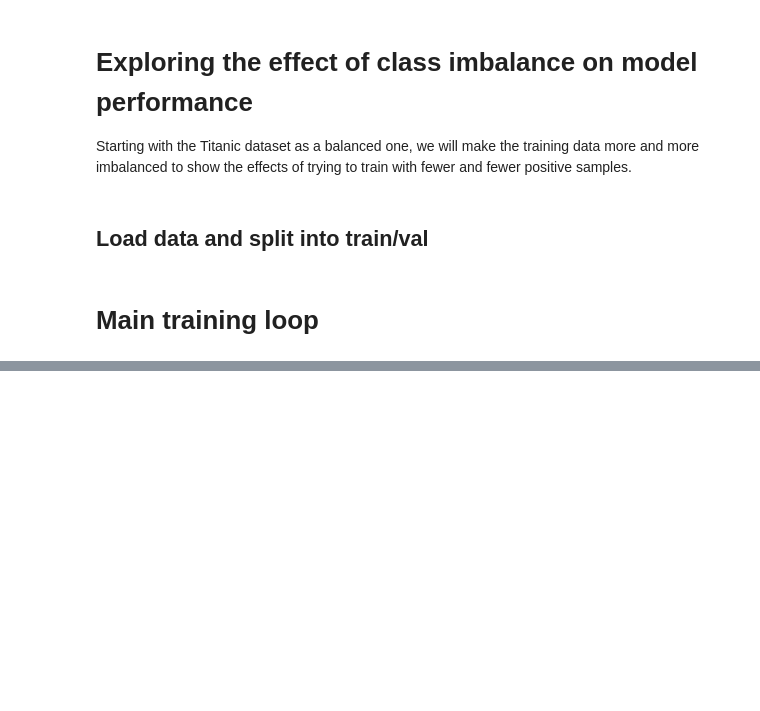
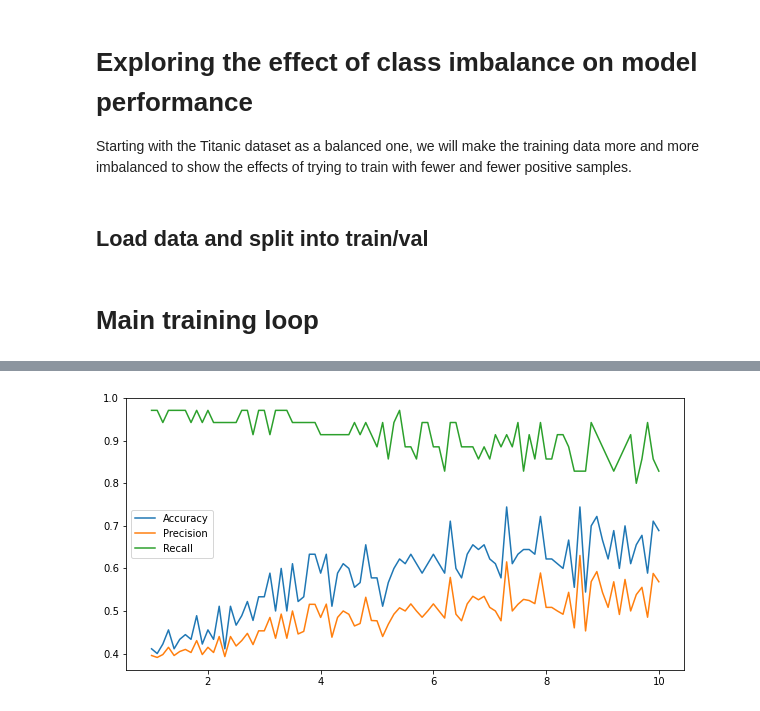
Before and after one commit to Tom11Butler/imbalanced-ml, a Jupyter notebook: pipeline.ipynb, the cells around one changed output, grey strips where cells are left out. Saved outputs shown, nothing was run; the diff lists cells and outputs as text; code cells hidden in the pictures; blank space fills up the shorter version.

```diff
--- a/pipeline.ipynb
+++ b/pipeline.ipynb
@@ -43,7 +43,8 @@ label = "Survived"
 # %% [markdown]
 # Main training loop
 # %%
-ratios = [1, 1.1, 1.2, 1.3, 1.4, 1.5, 2, 3, 4, 5, 10, 20, 50]
+ratios = [1, 1.1, 1.2, 1.3, 1.4, 1.5, 2, 3, 4, 5, 10]
+ratios = [0.1 * x for x in range(10, 101)]
 # %%
 df_dict = dict()
 
@@ -51,6 +52,7 @@ X_train_dict = dict()
 y_train_dict = dict()
 model_dict = dict()
 scores_dict = dict()
+metrics_list = list()
 
 # instantiate the preprocessor
 preprocessor = preprocessor_pipeline(scaling=True)
@@ -84,8 +86,19 @@ for ratio in ratios:
     # get the true values
     y_hat = np.where(scores, 1, 0)
 
-    plt.figure(figsize=(10, 3))
-    plt.hist(scores, bins=[0.05 * x for x in range(21)])
-    plt.title(f"Distribution of model scores for a ${ratio}:1$ ratio", fontsize=16)
-    plt.show()
+    # get all the metrics on the model
+    metrics = {
+        "model_ratio": [ratio],
+        "accuracy": [accuracy_score(val_y, y_hat)],
+        "precision": [precision_score(val_y, y_hat)],
+        "recall": [recall_score(val_y, y_hat)],
+    }
+
+    metrics_df = pd.DataFrame.from_dict(data=metrics, orient="columns")
+    metrics_list.append(metrics_df)
+
+metrics_df = pd.concat(metrics_list)
+metrics_df.to_csv("data/metrics.csv", index=False)
+with open("data/scores.json", "w") as f:
+    json.dump({k: scores_dict[k].tolist() for k in scores_dict.keys()}, f)
 # %% [output]
@@ -129,0 +153,9 @@ Recall - 0.943
+# %%
+fig = plt.figure(figsize=(10, 5))
+plt.plot(metrics_df["model_ratio"], metrics_df["accuracy"], label="Accuracy")
+plt.plot(metrics_df["model_ratio"], metrics_df["precision"], label="Precision")
+plt.plot(metrics_df["model_ratio"], metrics_df["recall"], label="Recall")
+plt.legend()
+plt.show()
+# %% [output]
+[figure, added]
```
Also changed, not shown: parts of 5 cells of this notebook, 3 other files.
